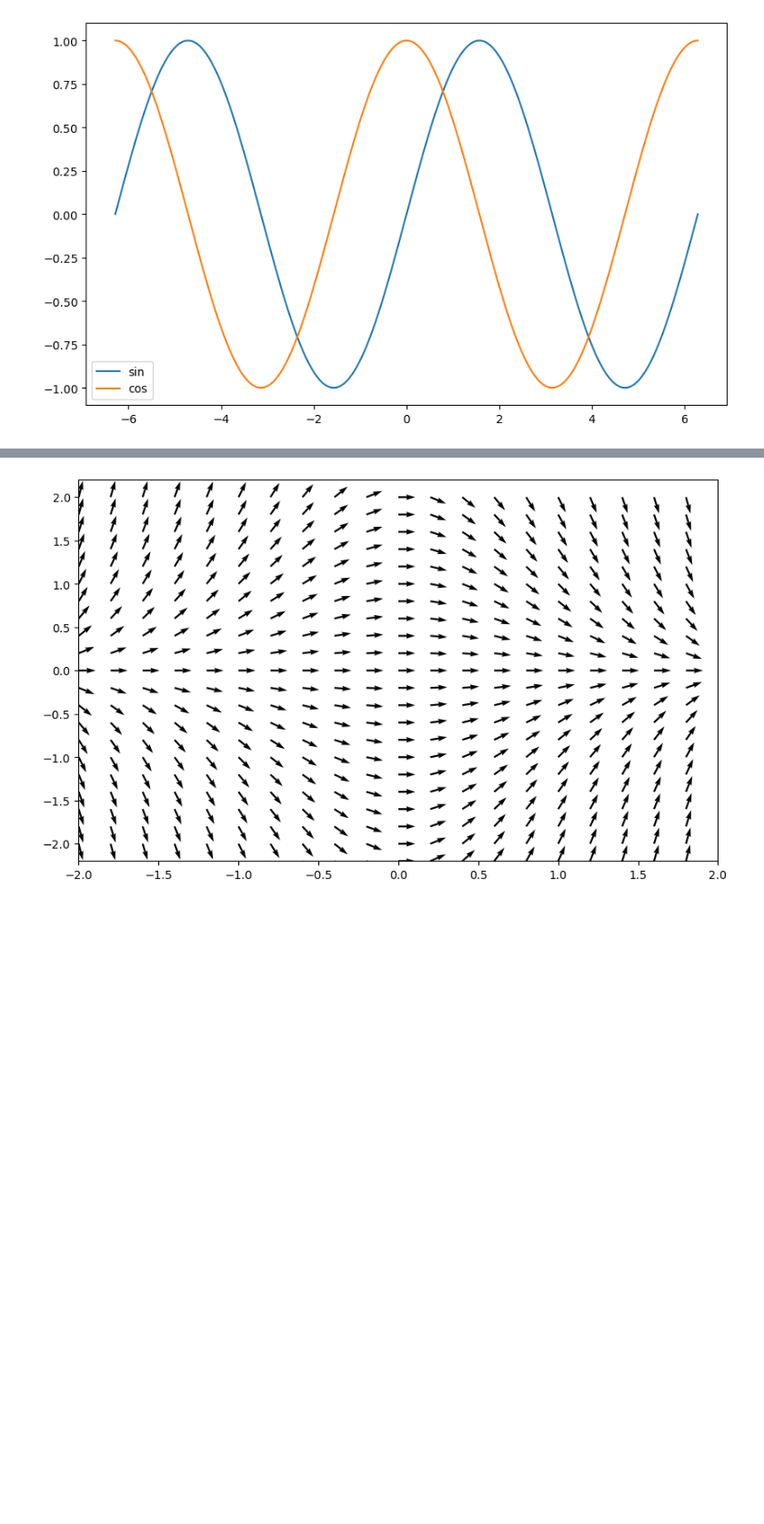
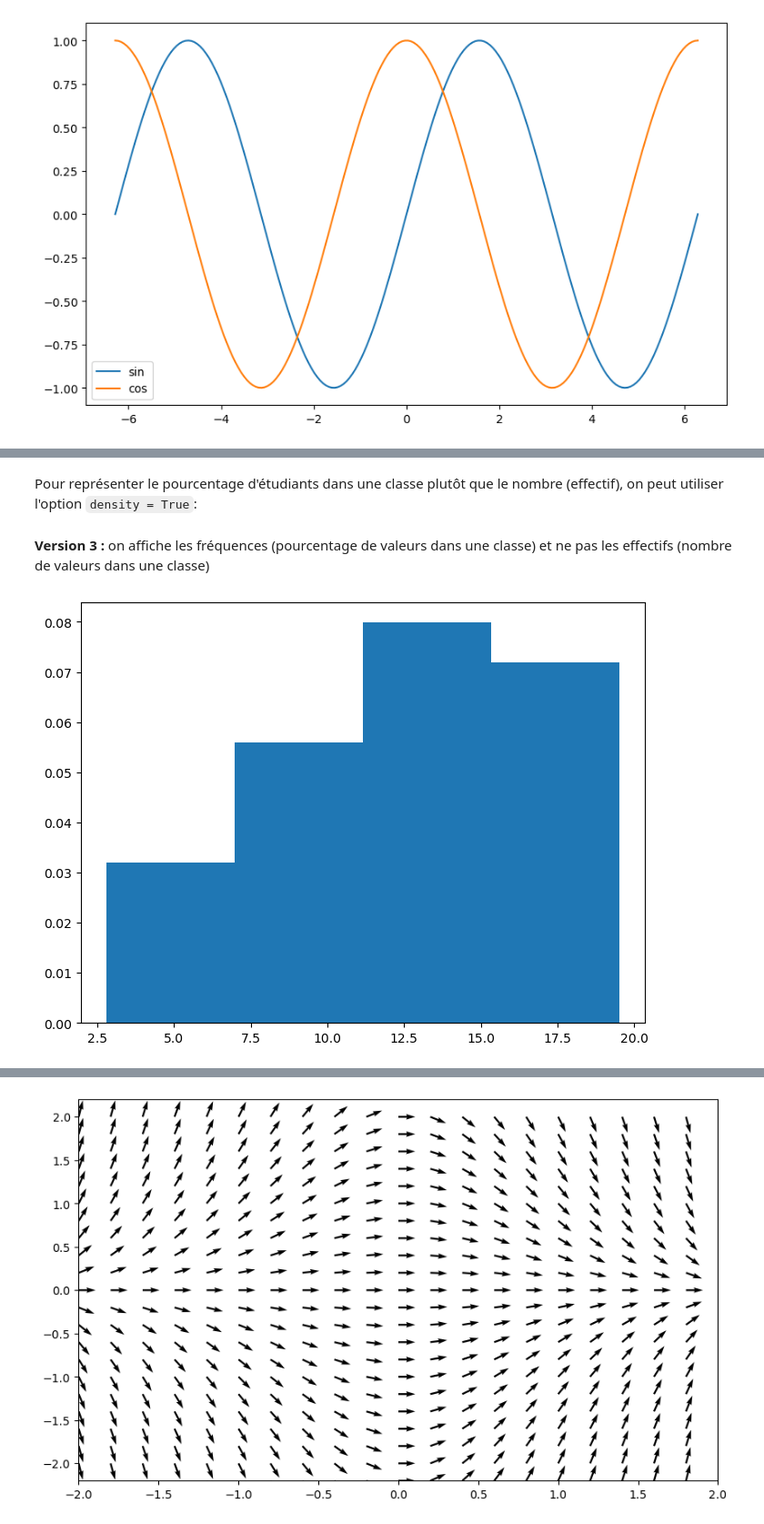
Before and after one commit to maxbauergit/SVE, a Jupyter notebook: TP-foad-Nom-prenom.ipynb, the cells around one changed output, grey strips where cells are left out. Shown at 91% size. Drawn from its saved outputs; the diff is of its cells as text; code cells hidden in the pictures; blank space fills up the shorter version.

```diff
--- a/TP-foad-Nom-prenom.ipynb
+++ b/TP-foad-Nom-prenom.ipynb
@@ -242,0 +293,18 @@ plt.show() # affiche le graphique
+# %% [markdown]
+Pour représenter le pourcentage d'étudiants dans une classe plutôt que le nombre (effectif), on peut utiliser l'option `density = True`:
+# %% [markdown]
+**Version 3 :** on affiche les fréquences (pourcentage de valeurs dans une classe) et ne pas les effectifs (nombre de valeurs dans une classe)
+# %%
+import matplotlib.pyplot as plt
+
+notes = [10.0, 16.2, 10.2, 15.0, 13.2, 13.8, 11.2, 5.8, 10.8, 16.5,
+         19.5, 16.8, 19.0, 14.0, 6.5, 8.5, 15.8, 14.0, 11.5, 15.5,
+         11.0, 2.8, 16.0, 10.0, 11.0, 12.5, 13.5, 5.5, 16.2, 13.2]
+plt.figure(figsize=(8, 6))
+plt.hist(notes,
+         bins=4, # on peut aussi spécifier les bornes des classes
+         density = True # on affiche les fréquences
+        )
+plt.show()
+# %% [output]
+[figure, added]
```
Also changed, not shown: parts of 34 cells of this notebook.
